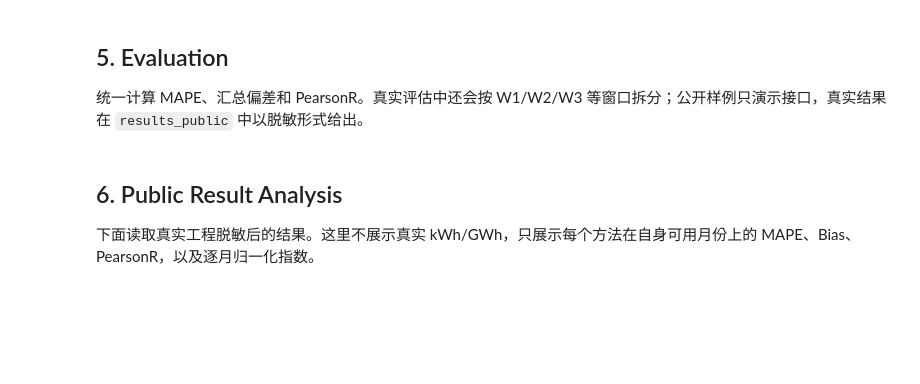
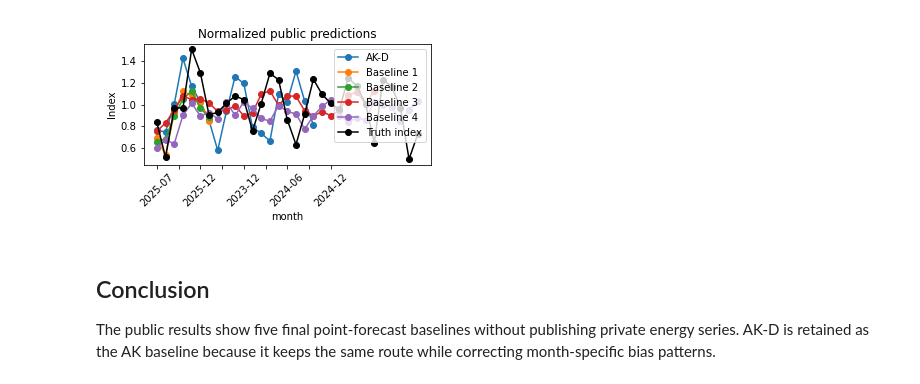
Before and after one commit to nastaranrazi1882-ops/wind-power-baselines, a Jupyter notebook: notebooks/02_point_forecast_baselines.ipynb, the cells around one changed output. Saved outputs shown, nothing was run; the diff lists cells and outputs as text; code cells hidden in the pictures; blank space fills up the shorter version.

```diff
--- a/notebooks/02_point_forecast_baselines.ipynb
+++ b/notebooks/02_point_forecast_baselines.ipynb
@@ -64,7 +51,10 @@ fig.tight_layout()
 # %%
-predictions = build_all_baselines(truth_clean, forecast, power_curve, correction)
-predictions
+public_metrics = pd.read_csv(PROJECT_ROOT / 'results_public' / 'public_metrics_summary.csv')
+public_monthly = pd.read_csv(PROJECT_ROOT / 'results_public' / 'public_monthly_predictions_index.csv')
+public_metrics
+# %% [output]
+[figure, added]
 # %% [markdown]
-## 5. Evaluation
+## Conclusion
 
-统一计算 MAPE、汇总偏差和 PearsonR。真实评估中还会按 W1/W2/W3 等窗口拆分；公开样例只演示接口，真实结果在 `results_public` 中以脱敏形式给出。
+The public results show five final point-forecast baselines without publishing private energy series. AK-D is retained as the AK baseline because it keeps the same route while correcting month-specific bias patterns.
@@ -75,4 +60,0 @@ metrics, public_predictions.head()
-# %% [markdown]
-## 6. Public Result Analysis
-
-下面读取真实工程脱敏后的结果。这里不展示真实 kWh/GWh，只展示每个方法在自身可用月份上的 MAPE、Bias、PearsonR，以及逐月归一化指数。
```
Also changed, not shown: parts of 13 cells of this notebook, 1 other file.
